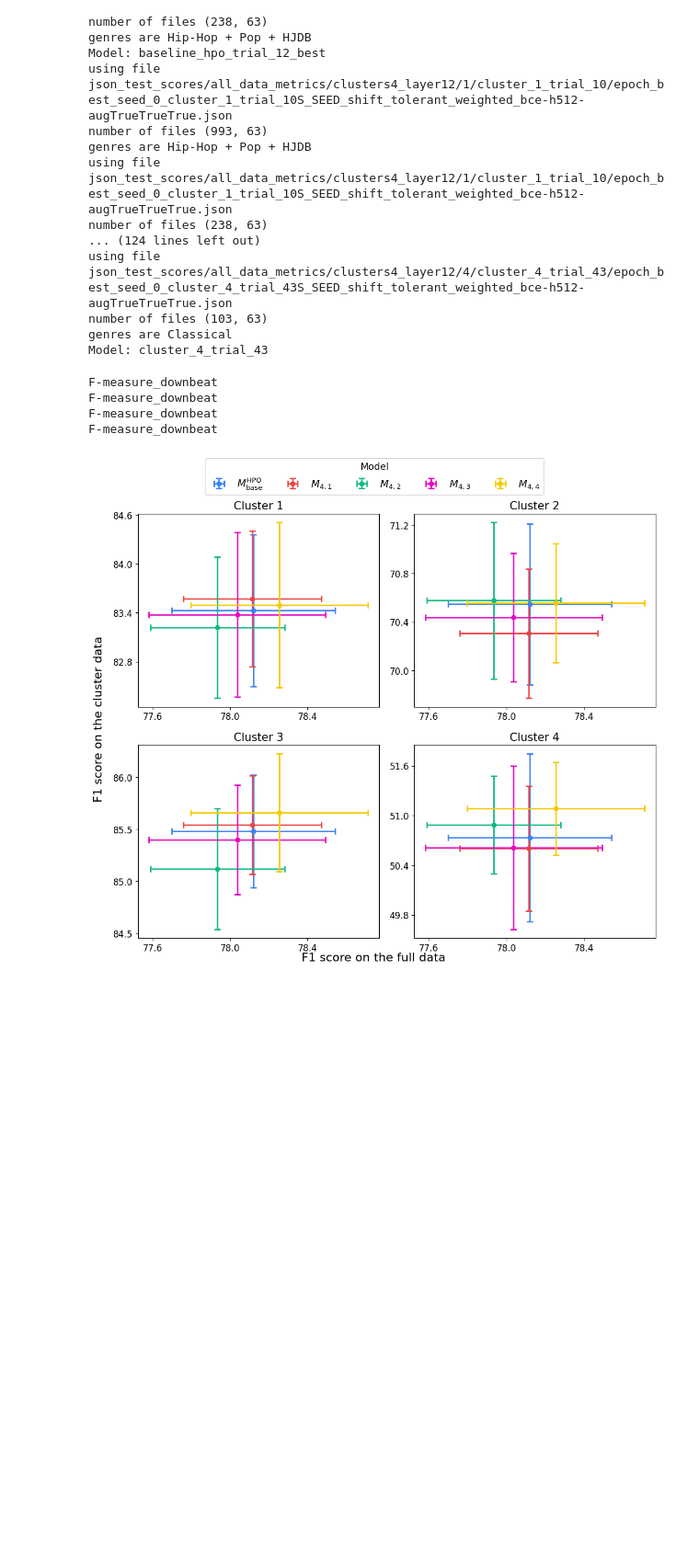
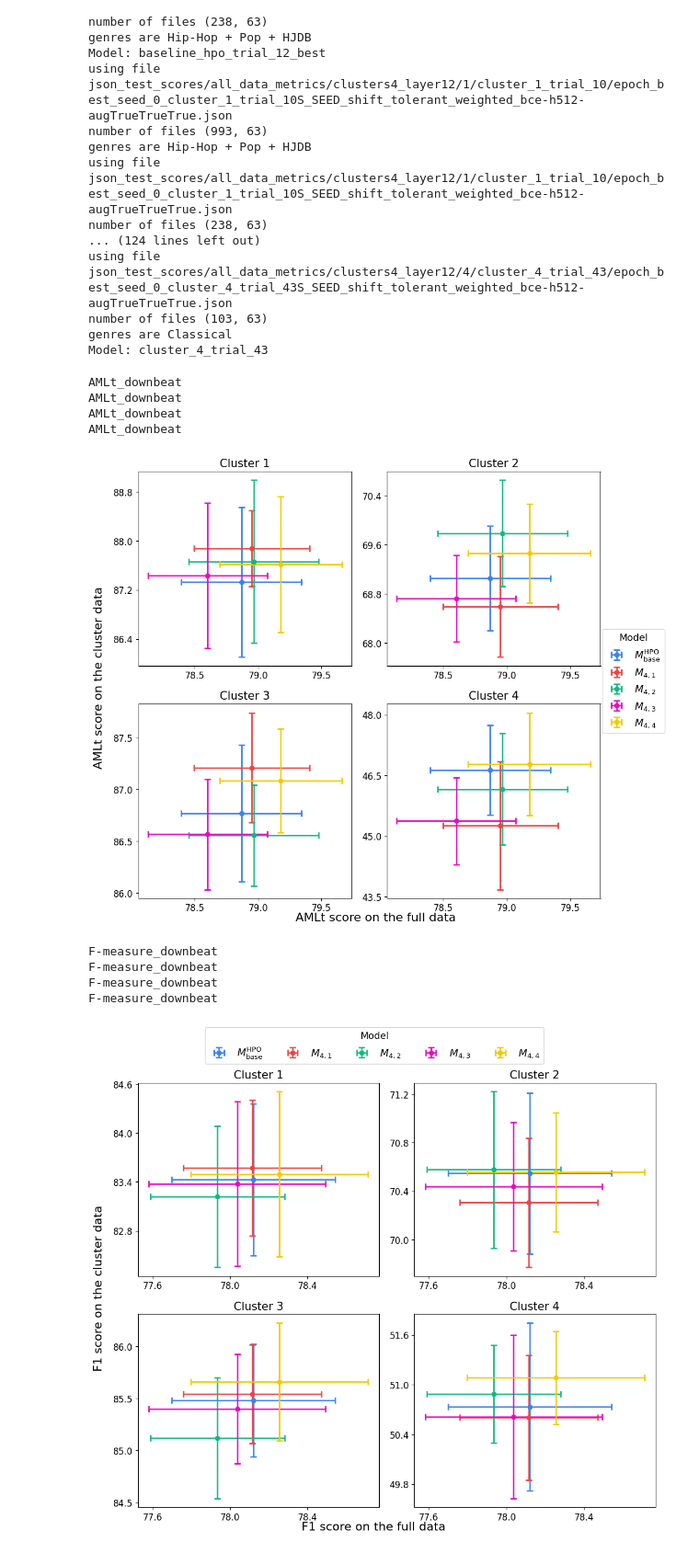
Before and after one commit to PulyaPolya/beat_this, a Jupyter notebook: results_evaluation.ipynb, the cells around one changed output. Shown at 92% size. Cells and saved outputs as stored; diff of their text form; code cells hidden in the pictures; blank space fills up the shorter version.

```diff
--- a/results_evaluation.ipynb
+++ b/results_evaluation.ipynb
@@ -3810,7 +3810,7 @@ names =["baseline_hpo_trial_12_best","cluster_1_trial_10", "cluster_2_trial_16",
 cluster_config =  "clusters4_layer12"
 df_path= "data_cluster_assignments/df_cmeans_12_4clusters_new.csv"
 type = "downbeat"
-metric = f"F-measure_{type}"
+metric = f"AMLt_{type}"
 #metric = "ACR_L4_any_downbeat"
 for cluster in [1,2,3,4]:
     df_total = get_all_metrics_cluster(seeds, json_path,names, cluster, cluster_config, df_path, metric )
@@ -3845,6 +3845,79 @@ mpl.rcParams.update({
     "ytick.labelsize": 12,
     "legend.fontsize": 13.5,
 })
+# %%
+import matplotlib.pyplot as plt
+import numpy as np
+from matplotlib.ticker import MaxNLocator
+
+n_clusters = len(dataframes)
+cluster_names = [f"Cluster {i+1}" for i  in range (n_clusters)]
+
+#models =["Baseline HPO"] + [f"Model {i+1}" for i  in range (n_clusters)]
+models = ["$M_{\\mathrm{base}}^{\\mathrm{HPO}}$"] + [
+    f"$M_{{{n_clusters},{i+1}}}$" for i in range(n_clusters)
+]
+colors = ['#3b82f6', '#ef4444', '#10b981', "#e60bc1", "#f6c901"]
+
+# Calculate number of rows needed (2 columns)
+
+n_rows = (n_clusters + 1) // 2  # Ceiling division
+
+# Create subplots
+fig, axes = plt.subplots(n_rows, 2, figsize=(11, 5 * n_rows))
+#fig.suptitle(f'{metric.replace ("_", " ")}', fontsize=12, fontweight='bold')
+
+# Flatten axes array for easier iteration
+axes = axes.flatten() if n_clusters > 1 else [axes]
+score = metric.split("_")[0]
+fig.supxlabel(f"{score} score on the full data", fontsize=16, y=0.04)
+fig.supylabel(f"{score} score on the cluster data", fontsize=16)
+# Plot for each cluster
+for idx, (df_total, cluster) in enumerate(zip(dataframes, cluster_names)):
+    ax = axes[idx]
+
+    # Get scores for this cluster
+    full_scores_mean, full_scores_std, cluster_scores_mean, cluster_scores_std = get_scores_from_table(df_total)
+
+    # Plot each model with error bars
+    for i, model in enumerate(models):
+        ax.errorbar(full_scores_mean[i], cluster_scores_mean[i],
+                    xerr=full_scores_std[i], yerr=cluster_scores_std[i],
+                    fmt='o', capsize=4, capthick=2,markersize=6,
+                    color=colors[i], label=model, linewidth=2) #
+        ax.xaxis.set_major_locator(MaxNLocator(nbins=4))
+        ax.yaxis.set_major_locator(MaxNLocator(nbins=4))
+
+    # Customize the subplot
+    print(metric)
+
+    ax.set_title(f'{cluster}' )
+handles, labels = axes[0].get_legend_handles_labels()
+
+leg = fig.legend(
+    handles,
+    labels,
+    loc="upper right",
+    ncol=1,
+    frameon=True,
+    title = "Model",
+    bbox_to_anchor=(1,0.6)
+
+)
+# Hide any unused subplots if odd number of clusters
+if n_clusters % 2 != 0:
+    axes[-1].set_visible(False)
+
+# Adjust layout and display
+plt.tight_layout(rect=[0, 0, 0.9, 0.93])
+plt.savefig(f"figures/4_cluster_errors_{metric}.pdf", bbox_inches="tight", pad_inches=0)
+plt.show()
+# %% [output]
+AMLt_downbeat
+AMLt_downbeat
+AMLt_downbeat
+AMLt_downbeat
+[figure, added]
 # %%
 import matplotlib.pyplot as plt
 import numpy as np
```
Also changed, not shown: parts of 1 cell of this notebook.
